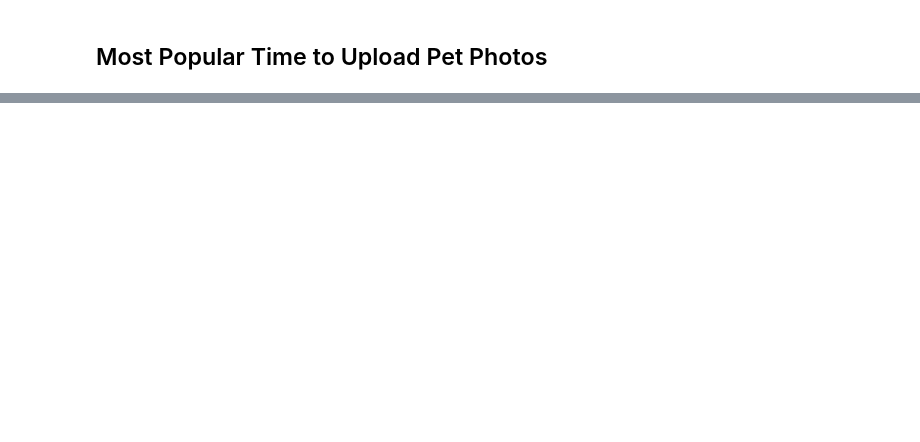
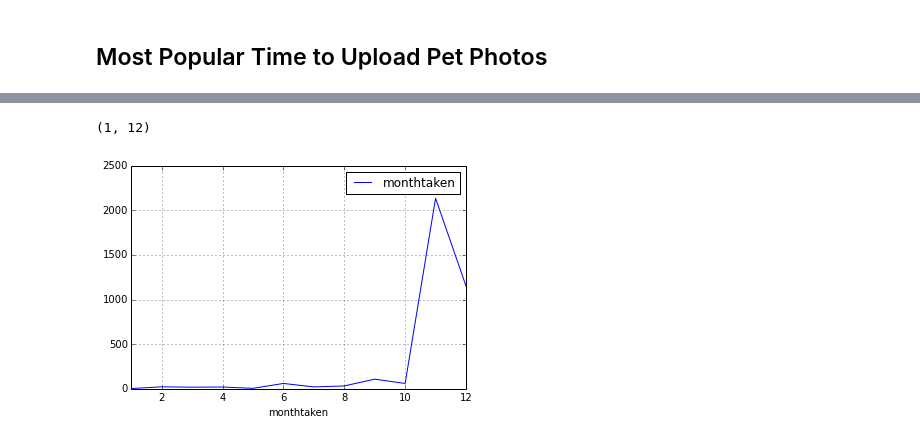
Before and after one commit to cal-a-mari/web-appetit, a Jupyter notebook: notebooks/Pet Photo Analysis.ipynb, the cells around one changed output, grey strips where cells are left out. Saved outputs shown, nothing was run; the diff lists cells and outputs as text; code cells hidden in the pictures; blank space fills up the shorter version.

```diff
--- a/notebooks/Pet Photo Analysis.ipynb
+++ b/notebooks/Pet Photo Analysis.ipynb
@@ -438,0 +463,6 @@ grouped.head()
+# %%
+df.groupby('monthtaken').aggregate({'monthtaken': np.sum}).plot()
+# pylab.xlim([6,12])
+# %% [output]
+(1, 12)
+[figure, added]
```
Also changed, not shown: parts of 12 cells of this notebook, 1 other file.
